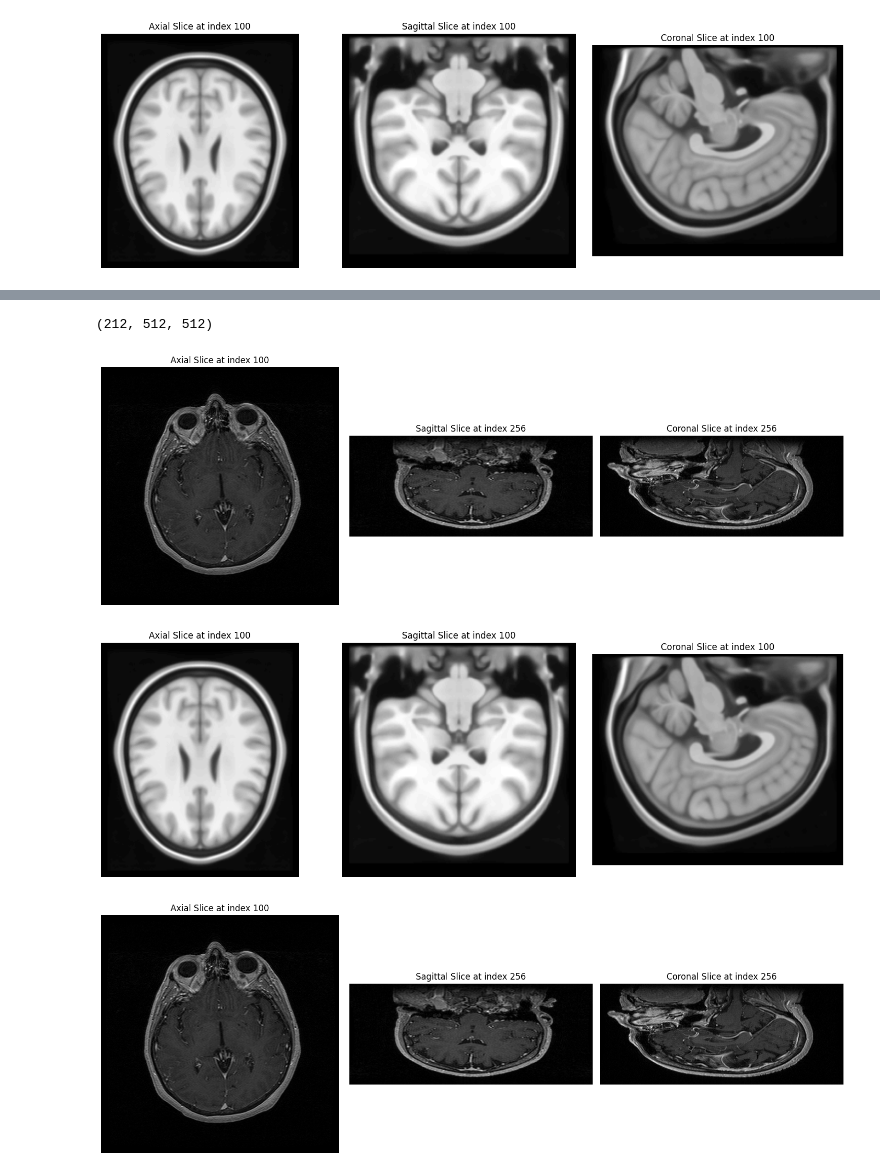
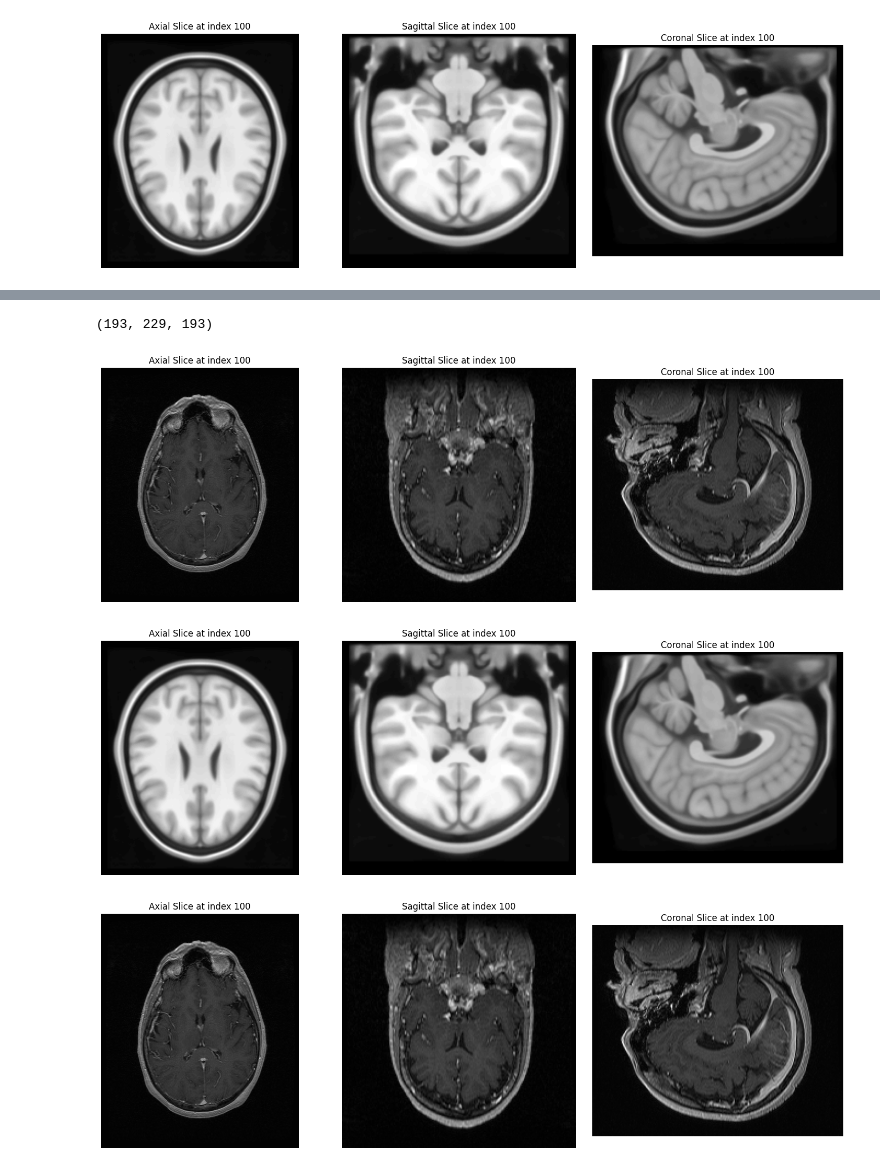
Before and after one commit to ulhaqi12/medical-imaging-project, a Jupyter notebook: part2.ipynb, the cells around one changed output, grey strips where cells are left out. Saved outputs shown, nothing was run; the diff lists cells and outputs as text; code cells hidden in the pictures.

```diff
--- a/part2.ipynb
+++ b/part2.ipynb
@@ -27,13 +72,13 @@ patient_image.visualize_all_projections_mip()
 # %%
 print(patient_image.pixel_array.shape)
-patient_image.visualize_slices(100, 256, 256)
+patient_image.visualize_slices(100, 100, 100)
 # %% [output]
-(212, 512, 512)
+(193, 229, 193)
-[figure, old version]
+[figure, new version]
 # %%
 visualize_slices(reference_image.pixel_array, 100, 100, 100)
-patient_image.visualize_slices(100, 256, 256)
+patient_image.visualize_slices(100, 100, 100)
 # %% [output]
 [figure]
-[figure, old version]
+[figure, new version]
 # %%
```
Also changed, not shown: parts of 26 cells of this notebook, 4 other files.
